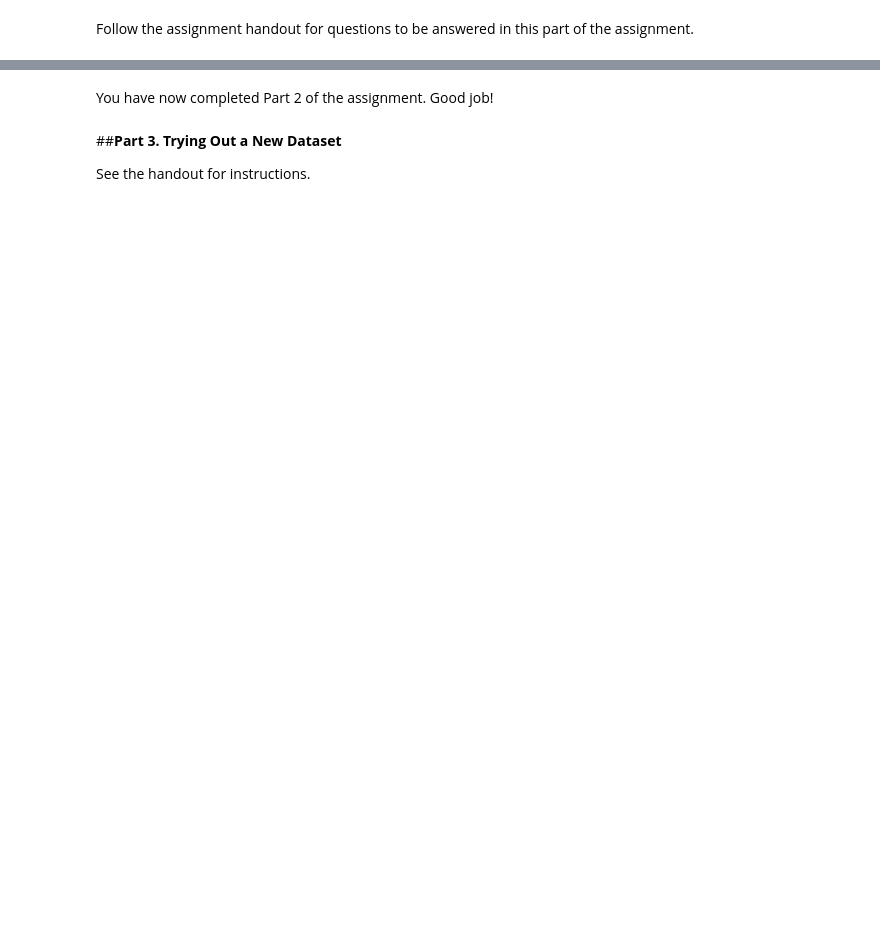
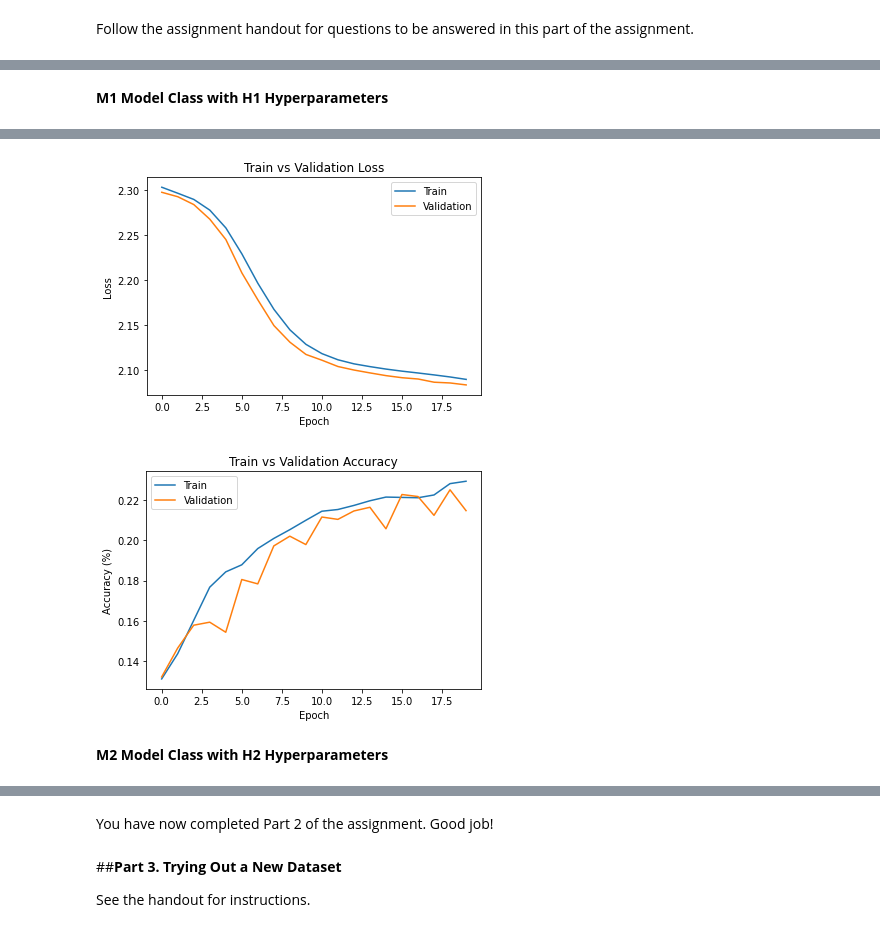
Before and after one commit to shadman-kaif/Machine-Learning-Labs, a Jupyter notebook: A4/ECE421_A4.ipynb, the cells around one changed output, grey strips where cells are left out. Drawn from its saved outputs; the diff is of its cells as text; code cells hidden in the pictures; blank space fills up the shorter version.

```diff
--- a/A4/ECE421_A4.ipynb
+++ b/A4/ECE421_A4.ipynb
@@ -160,6 +251,7 @@ def train_op(x, y, learning_rate):
       ####################
       #PUT YOUR CODE HERE#
       ####################
+      params.assign(params.value - lr * grad)
     return loss_value                      # return loss value
 
 #make train_op (much) faster using JIT compilation
@@ -181,7 +273,7 @@ def train(EPOCHS = 20, BATCH = 32, LEARNING_RATE = 9e-4):
       train_indices = np.arange(len(X_train))
       np.random.shuffle(train_indices)
       for it in range(0, X_train.shape[0], BATCH):
-          batch = #PUT YOUR CODE HERE#
+          batch = train_indices[it:it+BATCH] #PUT YOUR CODE HERE#
           avg_train_loss += float(train_op(X_train[batch], Y_train[batch], LEARNING_RATE)[0]) * len(batch)
           train_prediction = predict(X_train[batch]).argmax(1)
           train_acc += (np.array(train_prediction).flatten() == Y_train[batch]).sum()
@@ -192,7 +284,7 @@ def train(EPOCHS = 20, BATCH = 32, LEARNING_RATE = 9e-4):
       val_indices = np.arange(len(X_valid))
       np.random.shuffle(val_indices)
       for it in range(0, X_valid.shape[0], BATCH):
-          batch = #PUT YOUR CODE HERE#
+          batch = val_indices[it:it+BATCH] #PUT YOUR CODE HERE#
           avg_val_loss += float(loss_function(X_valid[batch], Y_valid[batch])) * len(batch)
           val_prediction = predict(X_valid[batch]).argmax(1)
           val_acc += (np.array(val_prediction).flatten() == Y_valid[batch]).sum()
@@ -225,0 +354,2 @@ Follow the assignment handout for questions to be answered in this part of the a
+# %% [markdown]
+**M1 Model Class with H1 Hyperparameters**
@@ -225,0 +376,29 @@ Follow the assignment handout for questions to be answered in this part of the a
+# %%
+#Define loss function as averaged value of of cross entropies
+def loss_function(x, labels):
+    logit = model(x)
+    return objax.functional.loss.cross_entropy_logits_sparse(logit, labels).mean()
+
+#Define a prediction function
+predict = objax.Jit(lambda x: objax.functional.softmax(model(x)), model.vars())
+
+#Create an object that can be used to calculate the gradient and value of loss_function
+gv= objax.GradValues(loss_function, model.vars())
+
+#Create an object that can be used to provide trainable variables in the model
+tv = objax.ModuleList(objax.TrainRef(x) for x in model.vars().subset(objax.TrainVar))
+
+#Training routine
+def train_op(x, y, learning_rate):
+    lr = learning_rate
+    gradient, loss_value = gv(x, y)   # calculate gradient and loss value "backprop"
+    #next we update the trainable parameter using SGD and similar procedure
+    for grad, params in zip(gradient, tv.vars()):
+      ####################
+      #PUT YOUR CODE HERE#
+      ####################
+      params.assign(params.value - lr * grad)
+    return loss_value                      # return loss value
+
+#make train_op (much) faster using JIT compilation
+train_op = objax.Jit(train_op, gv.vars() + tv.vars())
@@ -225,0 +458,3 @@ Follow the assignment handout for questions to be answered in this part of the a
+# %%
+train()
+# %% [output]
@@ -225,0 +481,4 @@ Follow the assignment handout for questions to be answered in this part of the a
+[figure, added]
+[figure, added]
+# %% [markdown]
+**M2 Model Class with H2 Hyperparameters**
```
Also changed, not shown: parts of 33 cells of this notebook, 17 other files.
